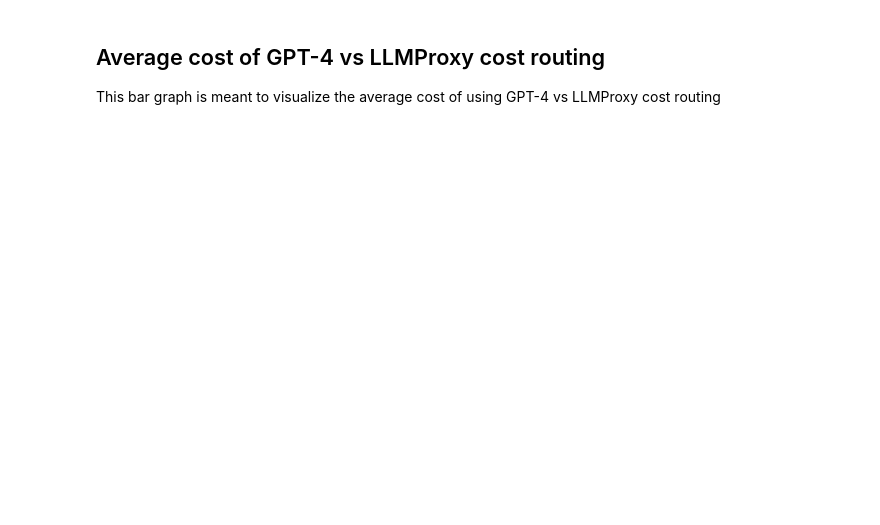
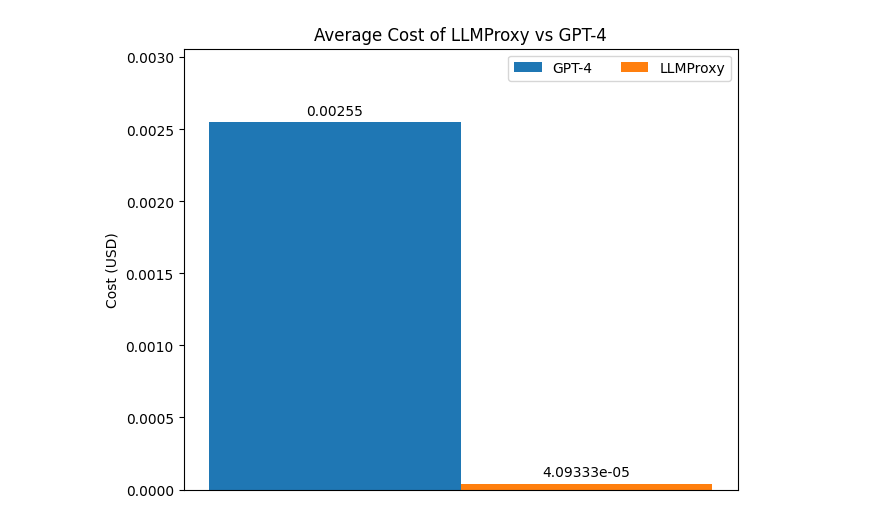
Before and after one commit to llm-proxy/llm-proxy, a Jupyter notebook: visualize-cost-vs-gpt.ipynb, the cells around one changed output. Saved outputs shown, nothing was run; the diff lists cells and outputs as text; code cells hidden in the pictures; blank space fills up the shorter version.

```diff
--- a/visualize-cost-vs-gpt.ipynb
+++ b/visualize-cost-vs-gpt.ipynb
@@ -41,3 +41,30 @@ plt.show()
-# %% [markdown]
-## Average cost of GPT-4 vs LLMProxy cost routing
-This bar graph is meant to visualize the average cost of using GPT-4 vs LLMProxy cost routing
+# %%
+import statistics
+
+data = {
+    "GPT-4": statistics.mean(df["openai_cost"].values),
+    "LLMProxy": statistics.mean(df["llmproxy_cost"].values),
+}
+
+x = 1  # the label locations
+width = 0.25  # the width of the bars
+multiplier = 0
+
+fig, ax = plt.subplots(layout='constrained')
+
+for attribute, measurement in data.items():
+    offset = width * multiplier
+    rects = ax.bar(x + offset, measurement, width, label=attribute)
+    ax.bar_label(rects, padding=3)
+    multiplier += 1
+
+# Add some text for labels, title and custom x-axis tick labels, etc.
+ax.set_ylabel('Cost (USD)')
+ax.set_ylim(0, max(data.values()) * 1.2)
+ax.set_title('Average Cost of LLMProxy vs GPT-4')
+ax.set_xticks([])
+ax.legend(loc='upper right', ncols=2)
+
+plt.show()
+# %% [output]
+[figure, added]
```
Also changed, not shown: parts of 2 cells of this notebook.
